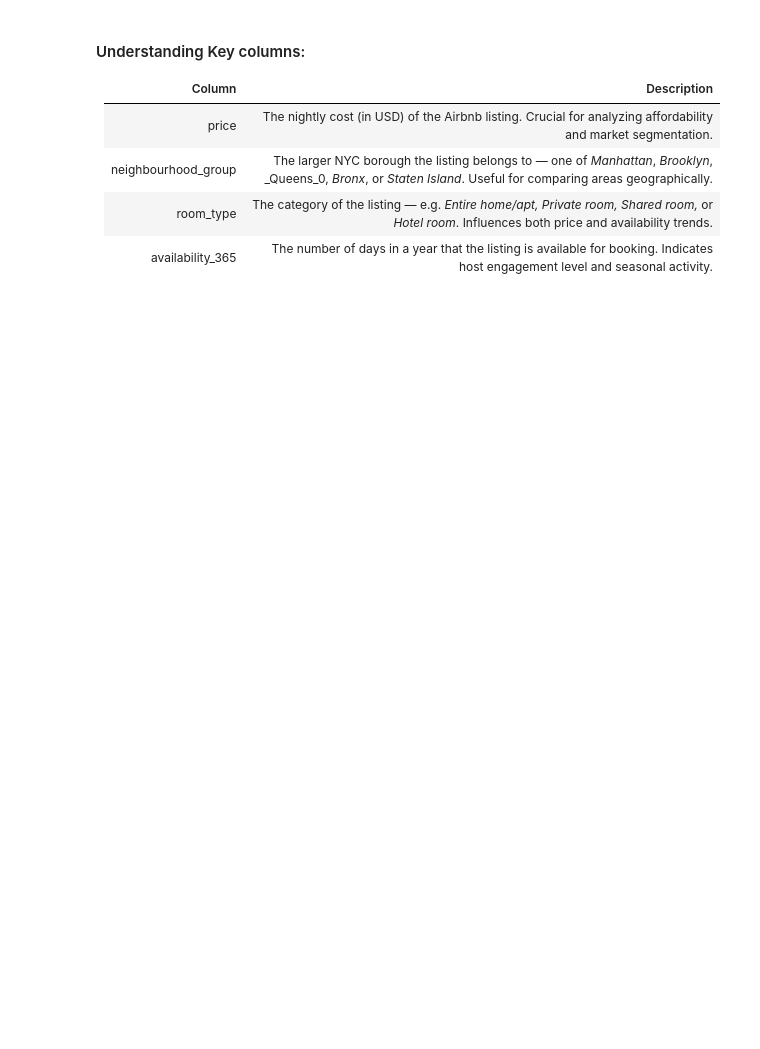
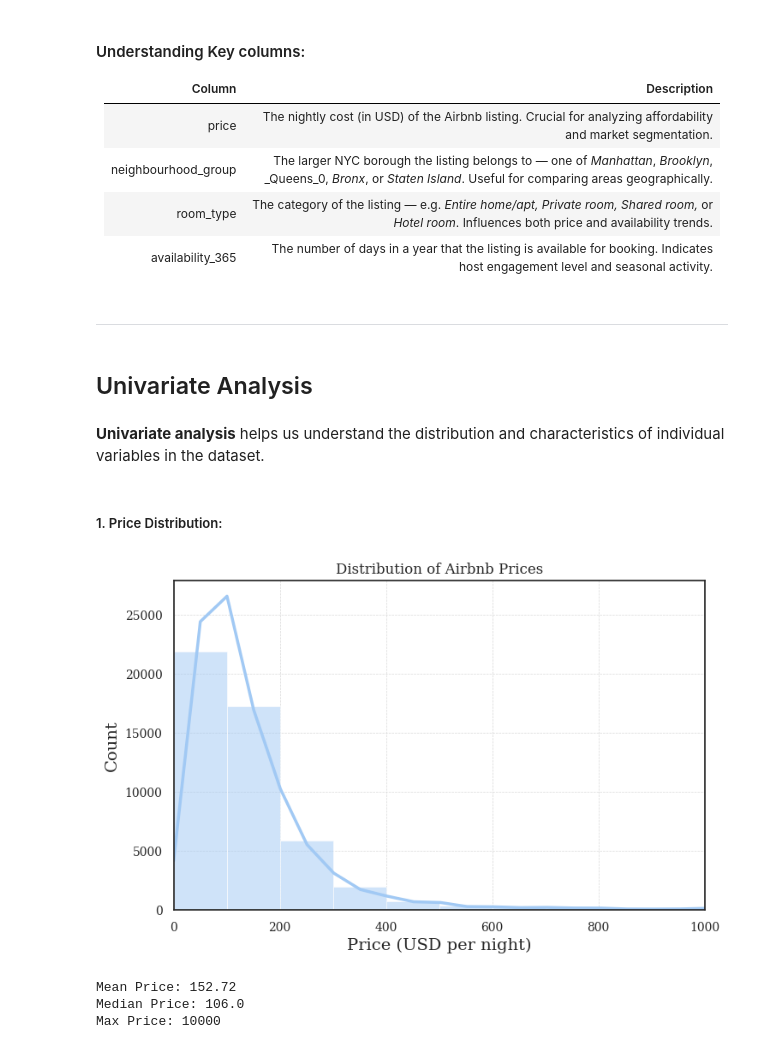
Before and after one commit to Aditya-907/NYC_Airbnb_EDA, a Jupyter notebook: notebooks/EDA_Report.ipynb, the cells around one changed output. Saved outputs shown, nothing was run; the diff lists cells and outputs as text; code cells hidden in the pictures; blank space fills up the shorter version.

```diff
--- a/notebooks/EDA_Report.ipynb
+++ b/notebooks/EDA_Report.ipynb
@@ -116,0 +141,9 @@ df['reviews_per_month'] = df['reviews_per_month'].fillna(0)
+# %%
+# Converting neighbourhood_group to category
+df['neighbourhood_group'] = df['neighbourhood_group'].astype('category')
+
+# Converting room_type to category
+df['room_type'] = df['room_type'].astype('category')
+
+# Converting neighbourhood to category
+df['neighbourhood'] = df['neighbourhood'].astype('category')
@@ -122,3 +275,28 @@ df['reviews_per_month'] = df['reviews_per_month'].fillna(0)
 | neighbourhood_group | The larger NYC borough the listing belongs to — one of _Manhattan_, _Brooklyn_, _Queens_0, _Bronx_, or _Staten Island_. Useful for comparing areas geographically. |
 | room_type | The category of the listing — e.g. _Entire home/apt, Private room, Shared room,_ or _Hotel room_. Influences both price and availability trends. |
 | availability_365 | The number of days in a year that the listing is available for booking. Indicates host engagement level and seasonal activity. |
+# %% [markdown]
+------------------------------------------------------------------
+# %% [markdown]
+## Univariate Analysis
+# %% [markdown]
+**Univariate analysis** helps us understand the distribution and characteristics of individual variables in the dataset.
+# %% [markdown]
+##### 1. Price Distribution:
+# %%
+plt.figure(figsize=(8,5))
+sns.histplot(df['price'], bins=100, kde=True)
+plt.title('Distribution of Airbnb Prices')
+plt.xlabel('Price (USD per night)')
+plt.ylabel('Count')
+plt.xlim(0, 1000)  # limit to filter extreme outliers
+plt.show()
+
+print("Mean Price:", round(df['price'].mean(), 2))
+print("Median Price:", round(df['price'].median(), 2))
+print("Max Price:", df['price'].max())
+# %% [output]
+[figure, added]
+Mean Price: 152.72
+Median Price: 106.0
+Max Price: 10000
```
Also changed, not shown: parts of 29 cells of this notebook.
